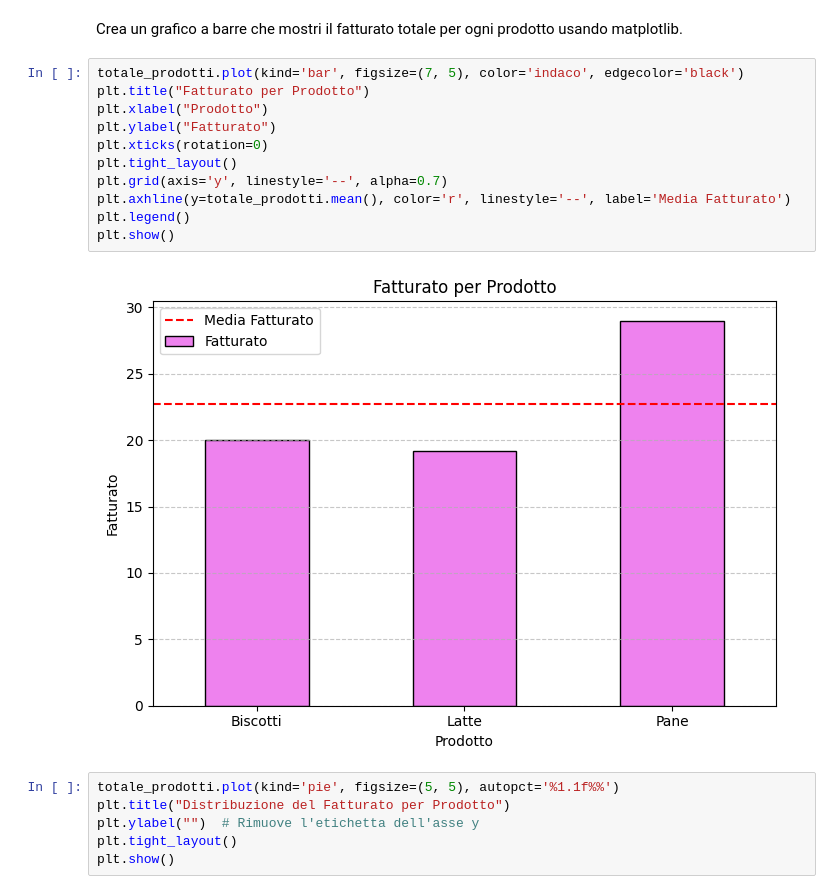
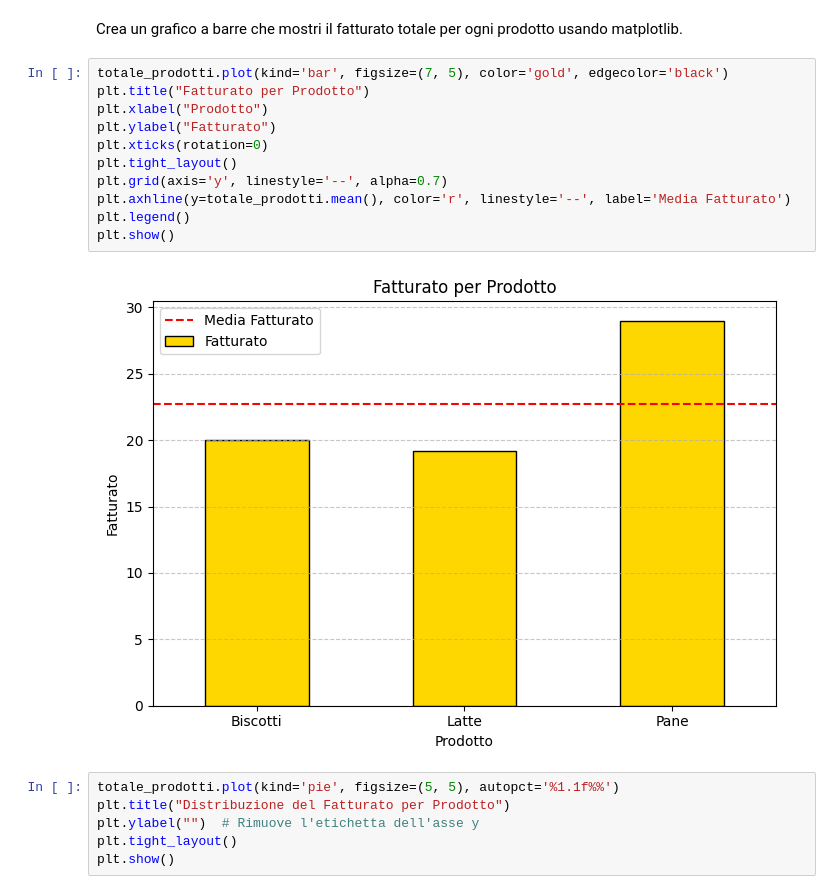
Before and after one commit to nh-spipitone/DataAnalyst-course, a Jupyter notebook: Studenti/GiovanniBartolini/Giorno5/esercizio_pandas_matplotlib.ipynb, the cells around one changed output. Drawn from its saved outputs; the diff is of its cells as text.

```diff
--- a/Studenti/GiovanniBartolini/Giorno5/esercizio_pandas_matplotlib.ipynb
+++ b/Studenti/GiovanniBartolini/Giorno5/esercizio_pandas_matplotlib.ipynb
@@ -49,18 +49,18 @@ Name: Fatturato, dtype: float64
 # %% [markdown]
 Crea un grafico a barre che mostri il fatturato totale per ogni prodotto usando matplotlib.
 # %%
-totale_prodotti.plot(kind='bar', figsize=(7, 5), color='indaco', edgecolor='black')
+totale_prodotti.plot(kind='bar', figsize=(7, 5), color='gold', edgecolor='black')
 plt.title("Fatturato per Prodotto")
 plt.xlabel("Prodotto")
 plt.ylabel("Fatturato")
 plt.xticks(rotation=0)
 plt.tight_layout()
 plt.grid(axis='y', linestyle='--', alpha=0.7)
 plt.axhline(y=totale_prodotti.mean(), color='r', linestyle='--', label='Media Fatturato')
 plt.legend()
 plt.show()
 # %% [output]
-[figure, old version]
+[figure, new version]
 # %%
 totale_prodotti.plot(kind='pie', figsize=(5, 5), autopct='%1.1f%%')
 plt.title("Distribuzione del Fatturato per Prodotto")
```
